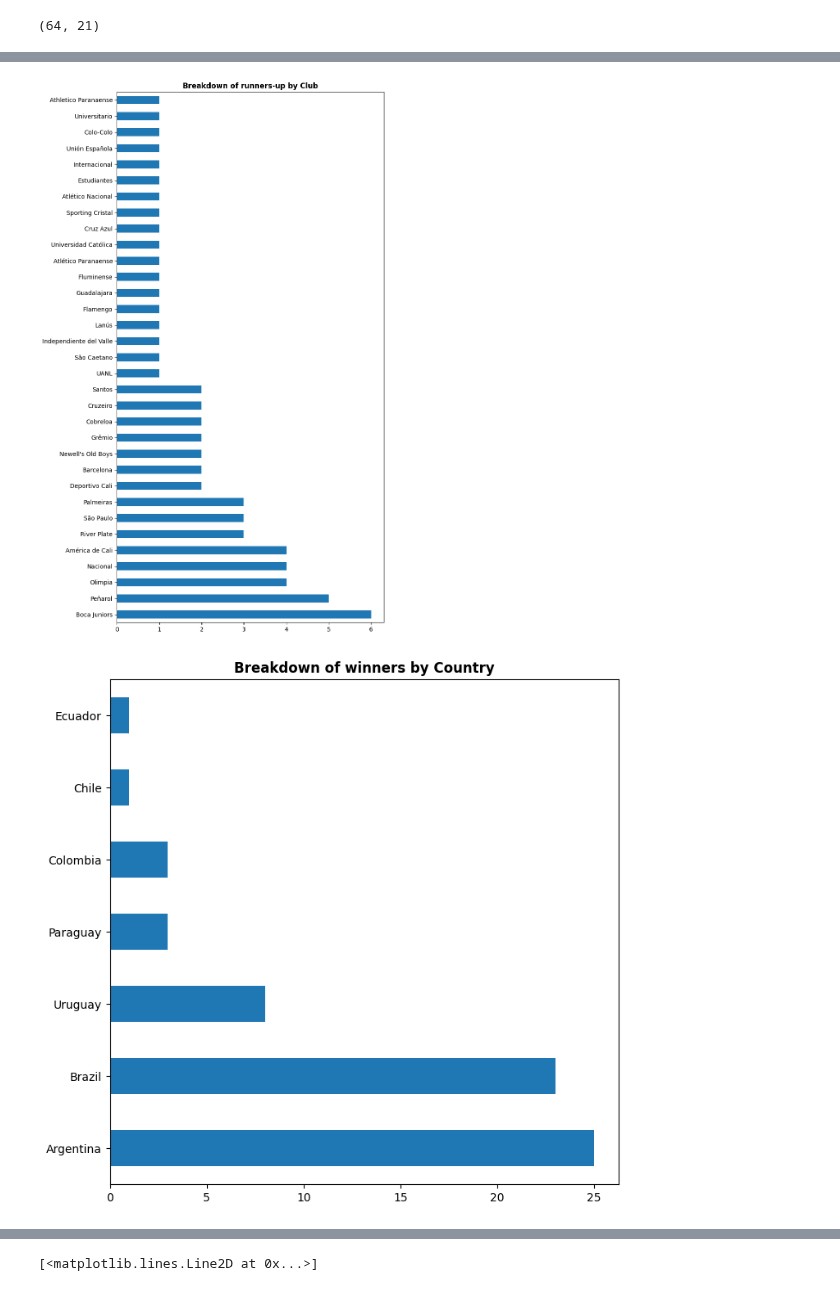
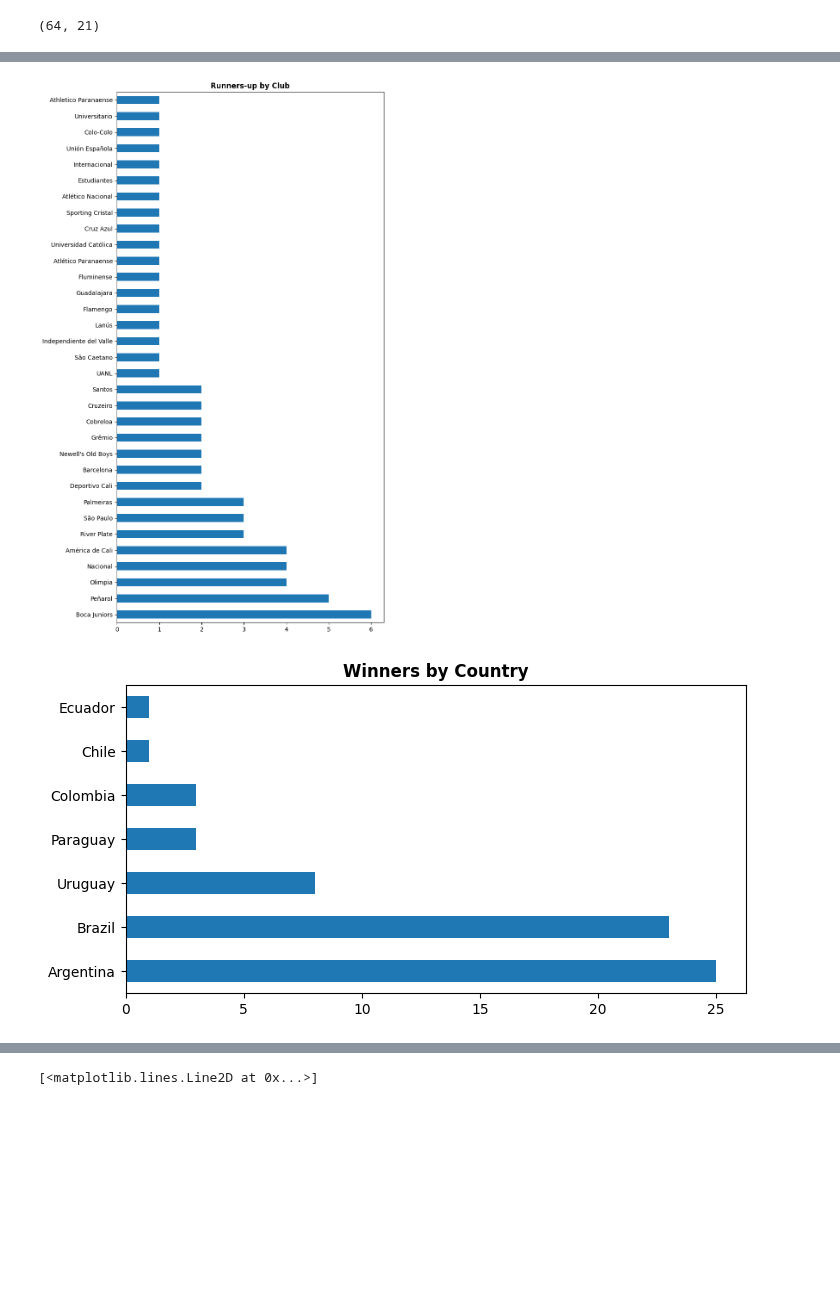
Before and after one commit to guilhermelaviola/SoccerCompetitionsStudy, a Jupyter notebook: CopaLibertadoresStudy.ipynb, the cells around one changed output, grey strips where cells are left out. Drawn from its saved outputs; the diff is of its cells as text; code cells hidden in the pictures; blank space fills up the shorter version.

```diff
--- a/CopaLibertadoresStudy.ipynb
+++ b/CopaLibertadoresStudy.ipynb
@@ -63,19 +63,19 @@ plt.show()
 lib.groupby('Season').first()['Runner-up'].value_counts().plot(kind = 'barh',
                                                                      figsize = (8, 16))
 plt.ylabel(None)
-plt.title('Breakdown of runners-up by Club', fontweight = 'bold')
+plt.title('Runners-up by Club', fontweight = 'bold')
 plt.show()
 # %% [output]
-[figure, old version]
+[figure, new version]
 # %%
 # Displaying number of titles by country:
 lib.groupby('Season').first()['Winners country'].value_counts().plot(kind = 'barh',
-                                                                     figsize = (8, 8))
+                                                                     figsize = (8, 4))
 plt.ylabel(None)
-plt.title('Breakdown of winners by Country', fontweight = 'bold')
+plt.title('Winners by Country', fontweight = 'bold')
 plt.show()
 # %% [output]
-[figure, old version]
+[figure, new version]
 # %%
 # Displaying number of runners-up by country:
 lib.groupby('Season').first()['Runners-up country'].value_counts().plot(kind = 'barh',
```
Also changed, not shown: parts of 2 cells of this notebook.
